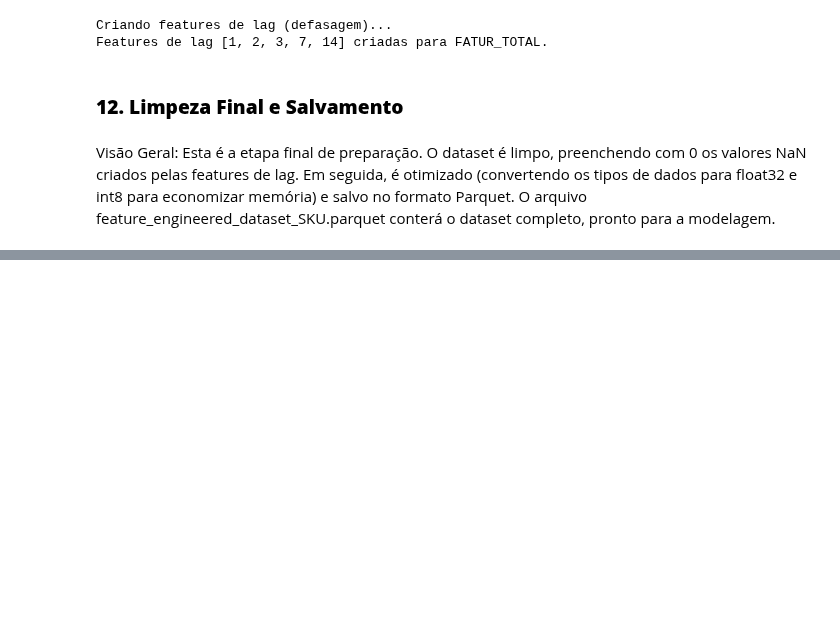
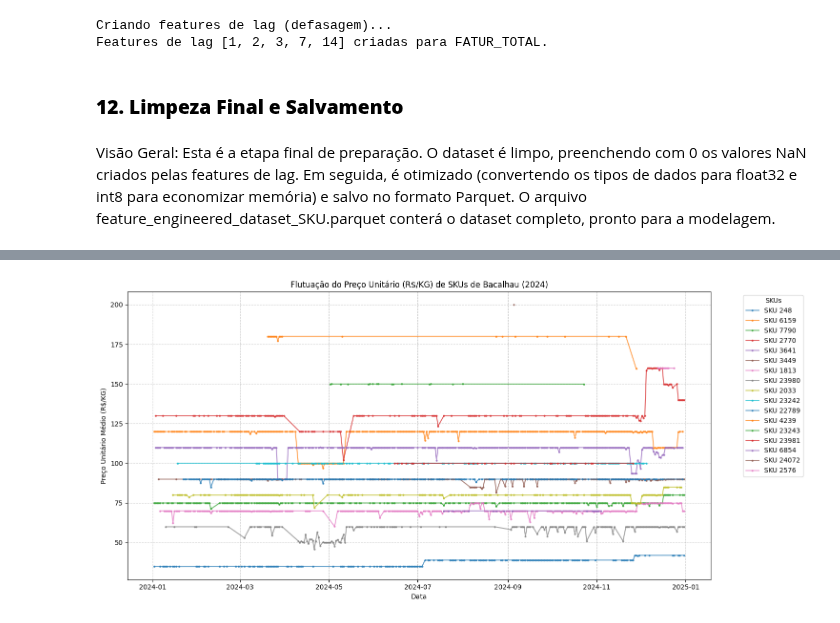
Before and after one commit to felipefsleal/Grupo6-ProjetoFinal, a Jupyter notebook: notebooks/02_feature_engineering.ipynb, the cells around one changed output, grey strips where cells are left out. Saved outputs shown, nothing was run; the diff lists cells and outputs as text; code cells hidden in the pictures; blank space fills up the shorter version.

```diff
--- a/notebooks/02_feature_engineering.ipynb
+++ b/notebooks/02_feature_engineering.ipynb
@@ -379,0 +400,85 @@ df.head(100)
+# %%
+import pandas as pd
+import numpy as np
+import matplotlib.pyplot as plt
+import os
+
+# --- Funções Auxiliares (copiadas do 02_feature_engineering.ipynb) ---
+def clean_sku(sku_series):
+    """Limpa a coluna SKU, removendo espaços e convertendo para inteiro."""
+    return pd.to_numeric(sku_series.astype(str).str.strip(), errors='coerce').astype('Int64')
+
+def load_csv(file_path):
+    """Tenta carregar um CSV com encoding 'utf-8', e usa 'latin1' como fallback."""
+    try:
+        return pd.read_csv(file_path, encoding='utf-8')
+    except UnicodeDecodeError:
+        return pd.read_csv(file_path, encoding='latin1')
+# --- Fim das Funções Auxiliares ---
+
+print("Iniciando análise de preço unitário (R$/KG)...")
+
+# --- 1. Definir Caminhos ---
+RAW_DATA_PATH = os.path.join('..', 'data', 'raw')
+VENDAS_FILE = os.path.join(RAW_DATA_PATH, 'vendas.csv')
+PRODUTO_FILE = os.path.join(RAW_DATA_PATH, 'produto.csv')
+
+# --- 2. Isolar SKUs de Bacalhau ---
+df_prod = load_csv(PRODUTO_FILE)
+df_prod['SKU'] = clean_sku(df_prod['SKU'])
+df_prod['CATEGORIA'] = df_prod['CATEGORIA'].fillna('DESCONHECIDA')
+
+# Pega a lista de SKUs da categoria
+skus_bacalhau = df_prod[
+    df_prod['CATEGORIA'] == 'Bacalhau & Pescados'
+]['SKU'].unique()
+
+print(f"Encontrados {len(skus_bacalhau)} SKUs na categoria 'Bacalhau & Pescados'.")
+
+# --- 3. Carregar Vendas e Calcular Preço Unitário ---
+df_vendas = load_csv(VENDAS_FILE)
+df_vendas['SKU'] = clean_sku(df_vendas['SKU'])
+
+# Filtra o dataframe de vendas APENAS para os SKUs de bacalhau
+df_vendas_bacalhau = df_vendas[df_vendas['SKU'].isin(skus_bacalhau)].copy()
+
+# Remove vendas com quantidade zero para evitar Divisão por Zero
+df_vendas_bacalhau = df_vendas_bacalhau[df_vendas_bacalhau['QTD_VENDA'] > 0]
+
+# Calcula o Preço Unitário (R$/KG) para CADA transação
+df_vendas_bacalhau['PRECO_UNITARIO'] = df_vendas_bacalhau['FATUR_VENDA'] / df_vendas_bacalhau['QTD_VENDA']
+
+# --- 4. Agregar Preço Diário por SKU ---
+df_vendas_bacalhau['DATA_ATEND'] = pd.to_datetime(df_vendas_bacalhau['DATA_ATEND'])
+df_daily_price = df_vendas_bacalhau.groupby(['DATA_ATEND', 'SKU'])['PRECO_UNITARIO'].mean().reset_index()
+
+# --- 5. Imprimir Estatísticas de Volatilidade ---
+print("\n--- Estatísticas de Preço Unitário (R$/KG) por SKU (2024) ---")
+price_stats = df_daily_price.groupby('SKU')['PRECO_UNITARIO'].describe()
+# Calcula o Coeficiente de Variação (Desvio Padrão / Média)
+price_stats['CV (%)'] = (price_stats['std'] / price_stats['mean']) * 100
+print(price_stats.to_string(float_format='%.2f'))
+
+# --- 6. Plotar Gráfico (com Matplotlib) ---
+print("\nGerando gráfico de flutuação de preço...")
+
+plt.figure(figsize=(15, 7))
+
+# Plota uma linha para cada SKU
+for sku in df_daily_price['SKU'].unique():
+    sku_data = df_daily_price[df_daily_price['SKU'] == sku]
+    plt.plot(sku_data['DATA_ATEND'], sku_data['PRECO_UNITARIO'], label=f'SKU {sku}', marker='o', markersize=2, alpha=0.7)
+
+plt.title('Flutuação do Preço Unitário (R$/KG) de SKUs de Bacalhau (2024)')
+plt.xlabel('Data')
+plt.ylabel('Preço Unitário Médio (R$/KG)')
+plt.legend(bbox_to_anchor=(1.05, 1), loc='upper left', title="SKUs")
+plt.grid(True, linestyle='--', alpha=0.6)
+plt.tight_layout()
+
+# Salva o gráfico como PNG
+chart_path = 'preco_unitario_bacalhau.png'
+plt.savefig(chart_path)
+
+print(f"Gráfico da flutuação de preço salvo em: {chart_path}")
+# %% [output]
@@ -379,0 +502 @@ df.head(100)
+[figure, added]
```
Also changed, not shown: parts of 7 cells of this notebook, 2 other files.
